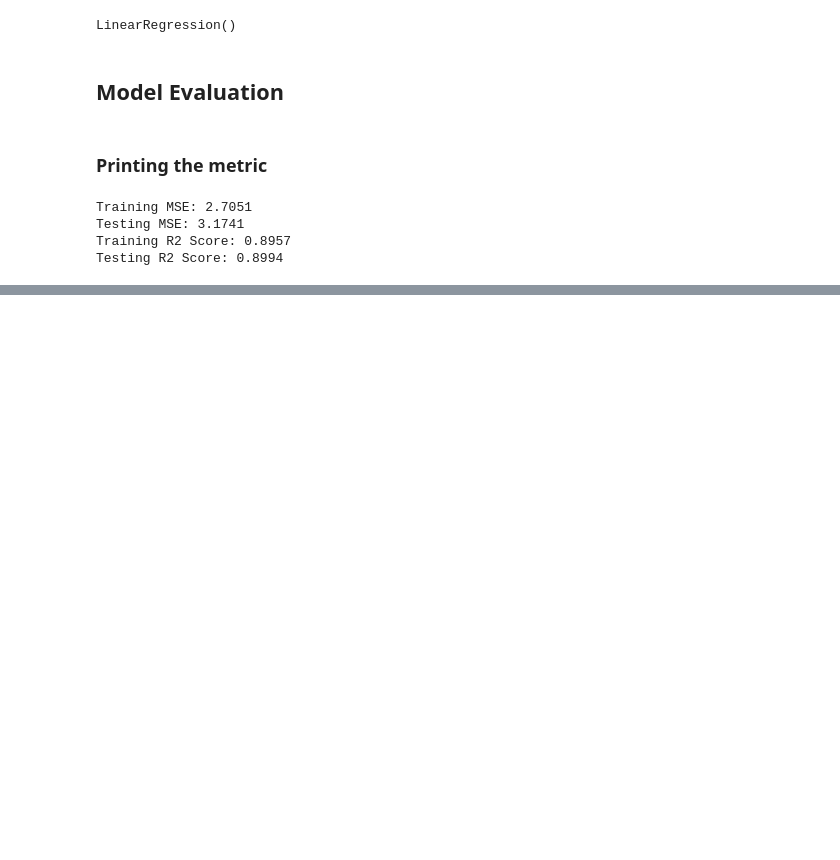
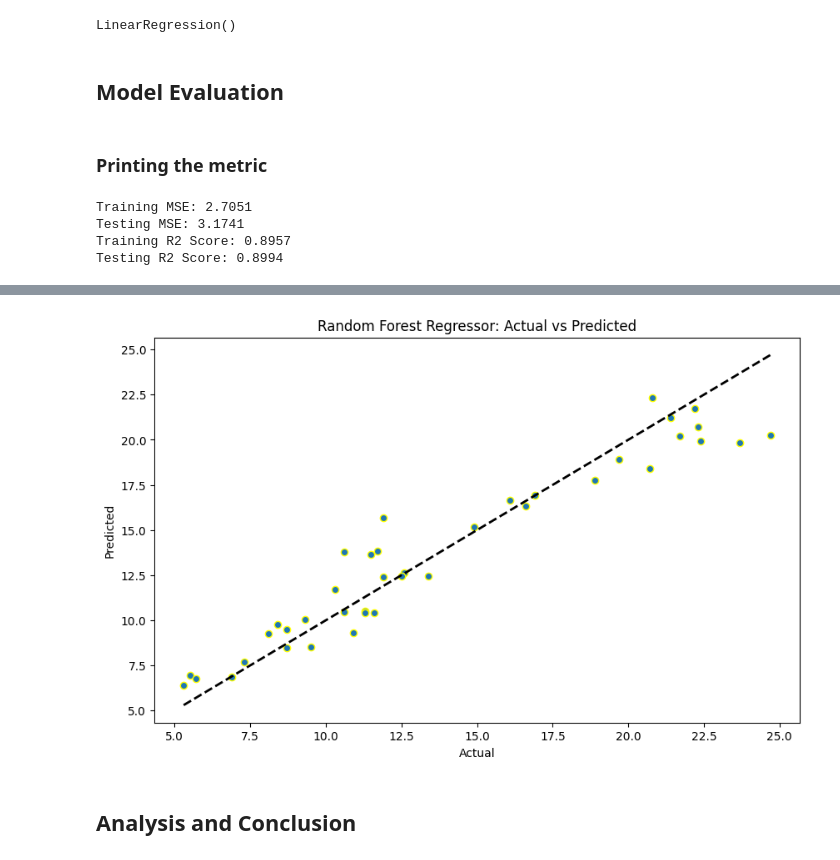
Before and after one commit to Megha211/OIBSIP, a Jupyter notebook: sales_prediction.ipynb, the cells around one changed output, grey strips where cells are left out. Drawn from its saved outputs; the diff is of its cells as text; code cells hidden in the pictures; blank space fills up the shorter version.

```diff
--- a/sales_prediction.ipynb
+++ b/sales_prediction.ipynb
@@ -250,0 +359,12 @@ Testing R2 Score: 0.8994
+# %%
+plt.figure(figsize=(10, 6))
+plt.scatter(y_test, y_pred, edgecolors=(1, 1, 0))
+plt.plot([min(y_test), max(y_test)], [min(y_test), max(y_test)], 'k--', lw=2)
+plt.xlabel('Actual')
+plt.ylabel('Predicted')
+plt.title('Random Forest Regressor: Actual vs Predicted')
+plt.show()
+# %% [output]
+[figure, added]
+# %% [markdown]
+## Analysis and Conclusion
```
Also changed, not shown: parts of 23 cells of this notebook.
